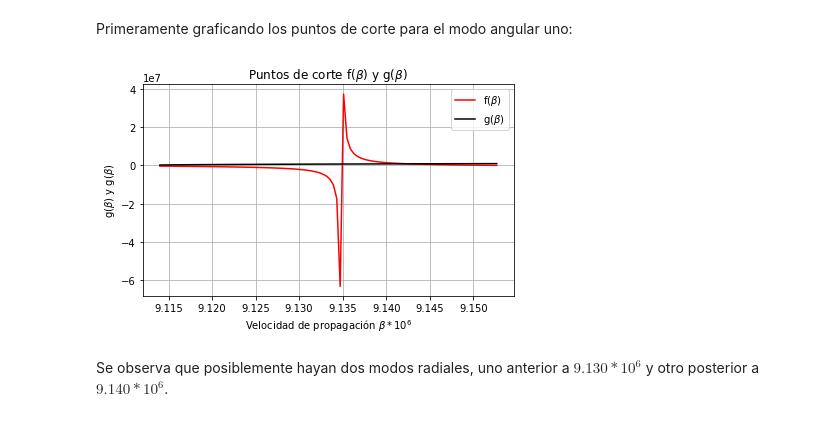
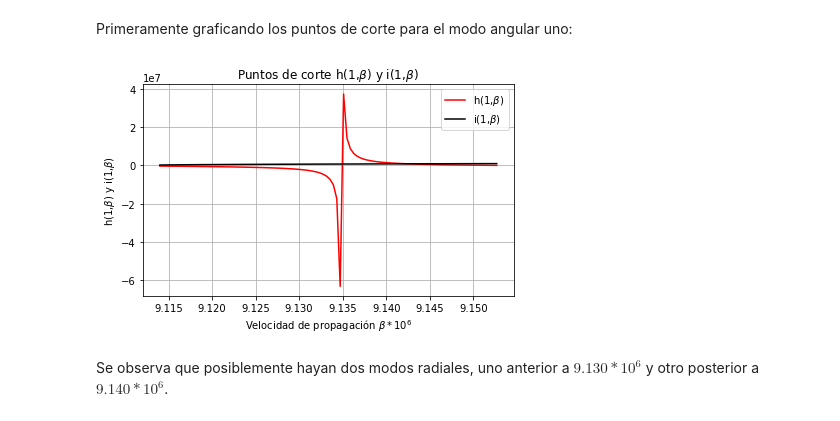
Before and after one commit to alegomezram/Trabajo2Fotonica, a Jupyter notebook: Modo_fibra_optica.ipynb, the cells around one changed output. Cells and saved outputs as stored; diff of their text form; code cells hidden in the pictures.

```diff
--- a/Modo_fibra_optica.ipynb
+++ b/Modo_fibra_optica.ipynb
@@ -124,17 +125,17 @@ yyy2 = HE_02(1,xxx)
 # %%
 fig, ax = plt.subplots()
 #ax.plot(xxx,yyy, label='S(b)', color='green')
-ax.plot(xxx,yyy1, label=r'f($\beta$)', color='red')
-ax.plot(xxx,yyy2, label=r'g($\beta$)', color='black')
-ax.set(xlabel=r'Velocidad de propagación $\beta * 10^{6}$', ylabel=r'g($\beta$) y g($\beta$)',
-title=r'Puntos de corte f($\beta$) y g($\beta$)')
+ax.plot(xxx,yyy1, label=r'h(1,$\beta$)', color='red')
+ax.plot(xxx,yyy2, label=r'i(1,$\beta$)', color='black')
+ax.set(xlabel=r'Velocidad de propagación $\beta * 10^{6}$', ylabel=r'h(1,$\beta$) y i(1,$\beta$)',
+title=r'Puntos de corte h(1,$\beta$) y i(1,$\beta$)')
 ax.grid()
 plt.legend(loc='upper right')
 fig.tight_layout()
 plt.savefig('Puntos de corte HE_v1.png')
 plt.show()
 # %% [output]
-[figure, old version]
+[figure, new version]
 # %% [markdown]
 Se observa que posiblemente hayan dos modos radiales, uno anterior a $9.130 * 10^{6}$ y otro posterior a $9.140 * 10^{6}$.
 # %% [markdown]
```
Also changed, not shown: parts of 18 cells of this notebook, 6 other files.
